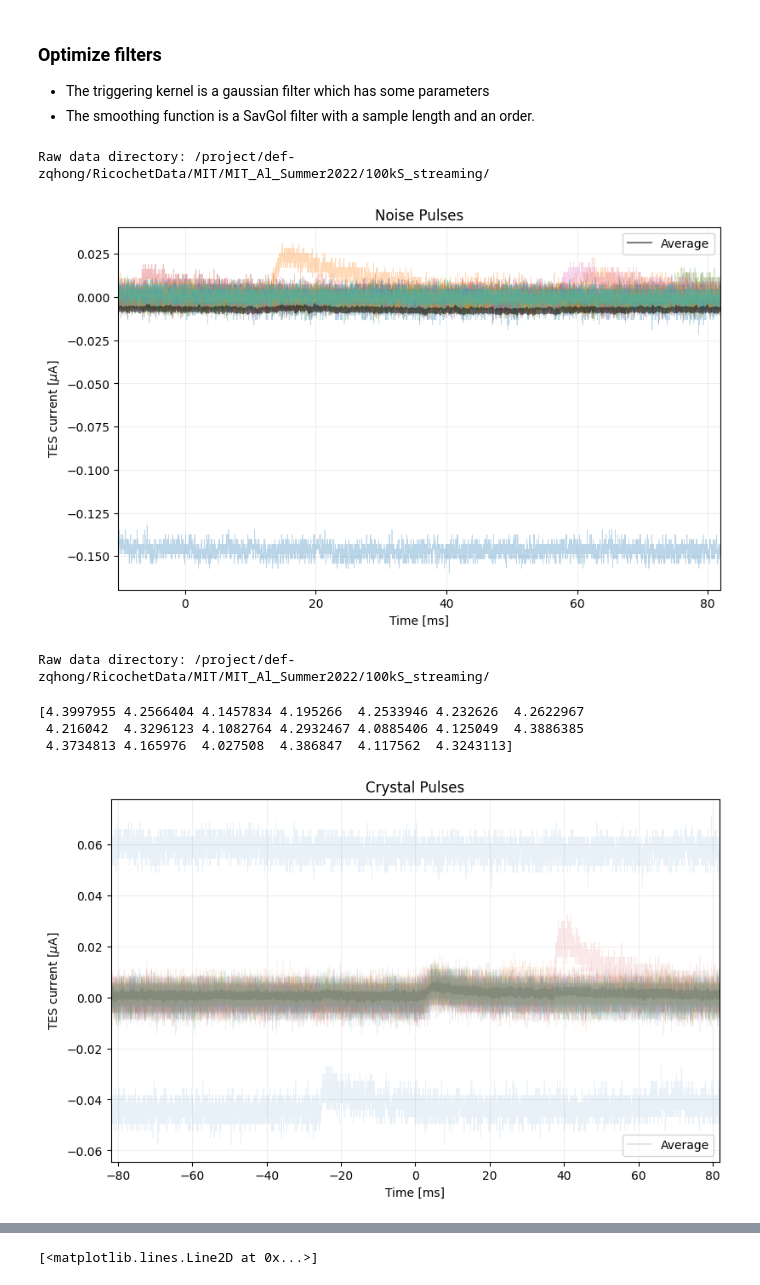
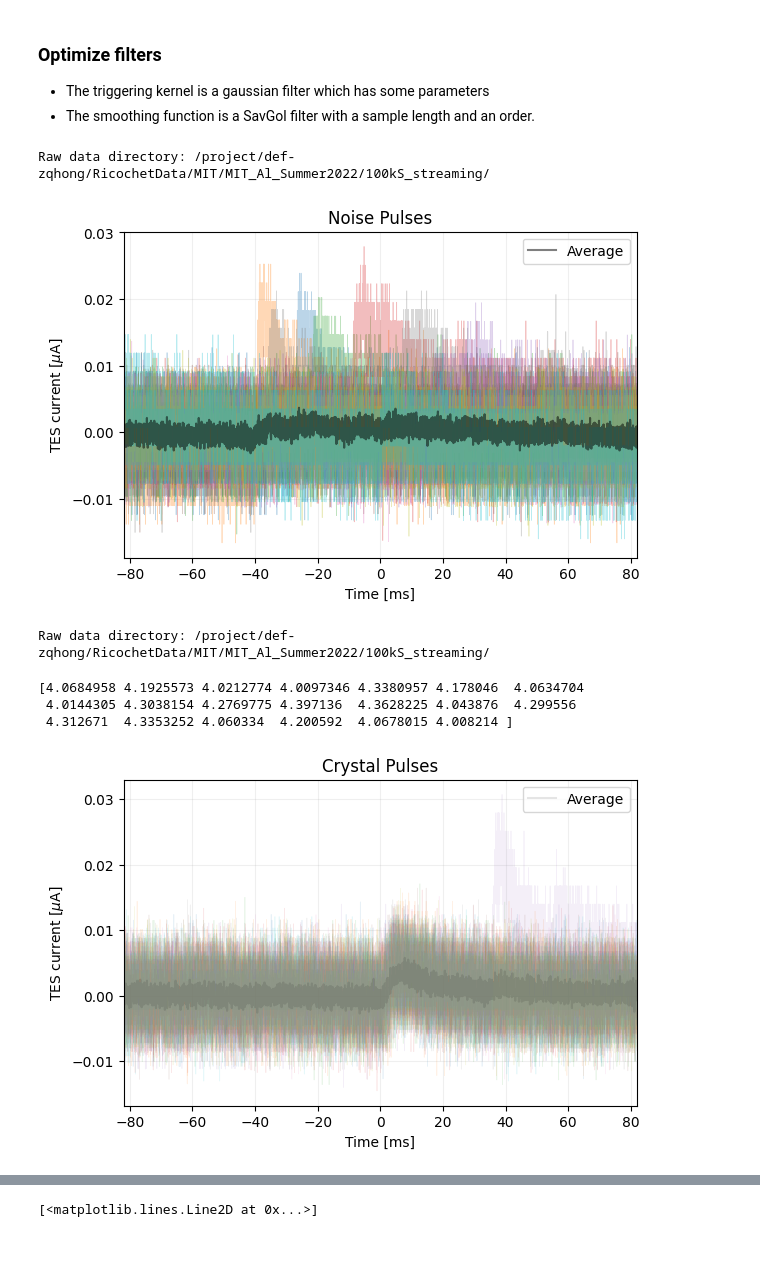
Before and after one commit to Wouter-VDP/PyCRP_notebooks, a Jupyter notebook: Processing_check_Summer2022.ipynb, the cells around one changed output, grey strips where cells are left out. Saved outputs shown, nothing was run; the diff lists cells and outputs as text; code cells hidden in the pictures; blank space fills up the shorter version.

```diff
--- a/Processing_check_Summer2022.ipynb
+++ b/Processing_check_Summer2022.ipynb
@@ -36,7 +24,7 @@ output_dir = globus_dir+"output/"
 series = "Co60_August"
 # %%
 # Load reduced quantities
-RQ_data = joblib.load(globus_dir+"processed/"+results_fn)
+RQ_data = joblib.load(globus_dir+"processed/2023-03-12/"+results_fn)
 exec(RQ_data["config_str"])
 #Prepare RQ_helper
 rq_helper = RQ_helper.RQ_helper(RQ_data, config, series, output_dir)
@@ -373,10 +187,10 @@ WindowForPulseRQs = config.WindowForPulseRQs
 # %%
 # Load some noise traces:
 noise_sample = RQ_helper.sample_from_mask(mask_noise,n_traces)
-times, noise_traces = rq_helper.plot_traces(noise_sample, "Noise Pulses", nsmooth=1, plot_data=0.3, plot_mean=0.5)
+times, noise_traces = rq_helper.plot_traces(noise_sample, "Noise Pulses", nsmooth=1, plot_data=0.3, plot_mean=0.5, pre_trig=config.PRE_TRIG)
 # %% [output]
 Raw data directory: /project/def-zqhong/RicochetData/MIT/MIT_Al_Summer2022/100kS_streaming/
-[figure, old version]
+[figure, new version]
 # %%
 # Load some signal traces with very small trigger amplitude:
 crystal_sample = RQ_helper.sample_from_mask(mask_crystal & (RQ_data['trig_amp']<trig_amp_threshold*1.1),n_traces)
@@ -384,10 +198,10 @@ times, signal_traces = rq_helper.plot_traces(crystal_sample, "Crystal Pulses", n
 print(RQ_data["trig_amp"][crystal_sample])
 # %% [output]
 Raw data directory: /project/def-zqhong/RicochetData/MIT/MIT_Al_Summer2022/100kS_streaming/
-[4.3997955 4.2566404 4.1457834 4.195266  4.2533946 4.232626  4.2622967
- 4.216042  4.3296123 4.1082764 4.2932467 4.0885406 4.125049  4.3886385
- 4.3734813 4.165976  4.027508  4.386847  4.117562  4.3243113]
+[4.0684958 4.1925573 4.0212774 4.0097346 4.3380957 4.178046  4.0634704
+ 4.0144305 4.3038154 4.2769775 4.397136  4.3628225 4.043876  4.299556
+ 4.312671  4.3353252 4.060334  4.200592  4.0678015 4.008214 ]
-[figure, old version]
+[figure, new version]
 # %%
 # Load some signal traces with very small OF amplitude:
 crystal_sample = RQ_helper.sample_from_mask(mask_crystal & (RQ_data['OFL_CH1']<0.01),n_traces)
```
Also changed, not shown: parts of 25 cells of this notebook, 49 other files.
